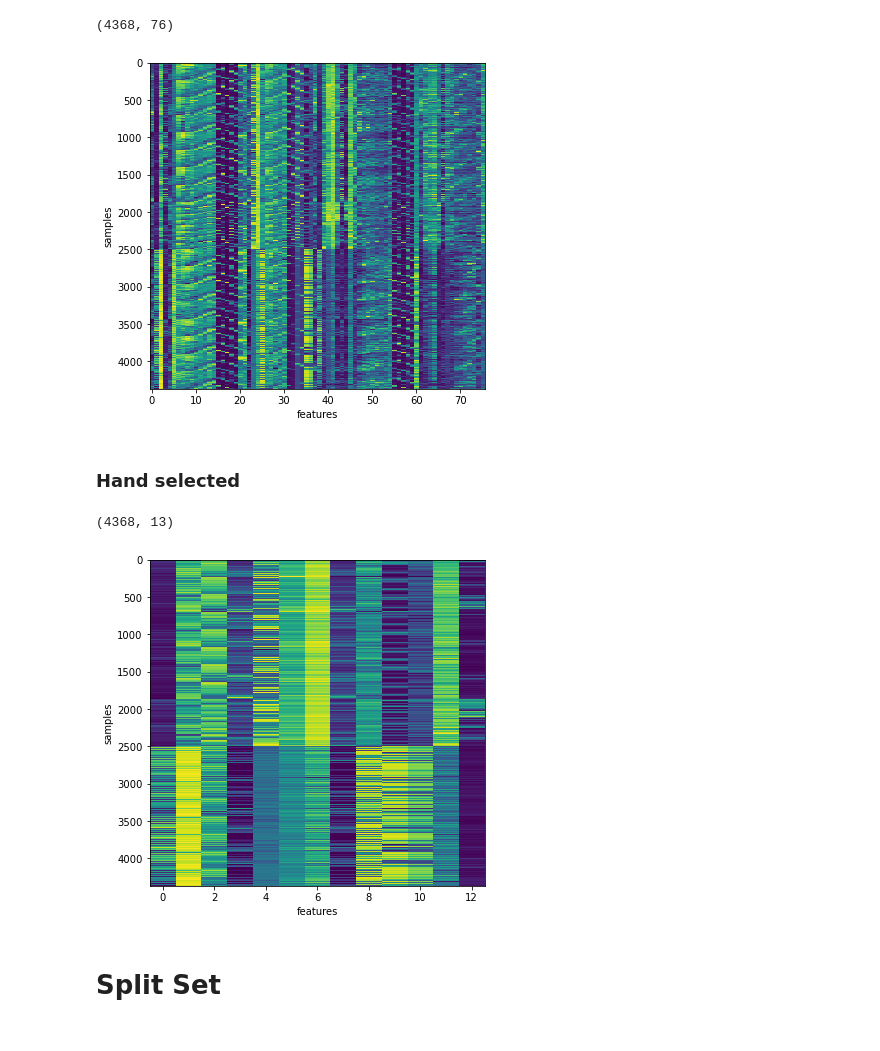
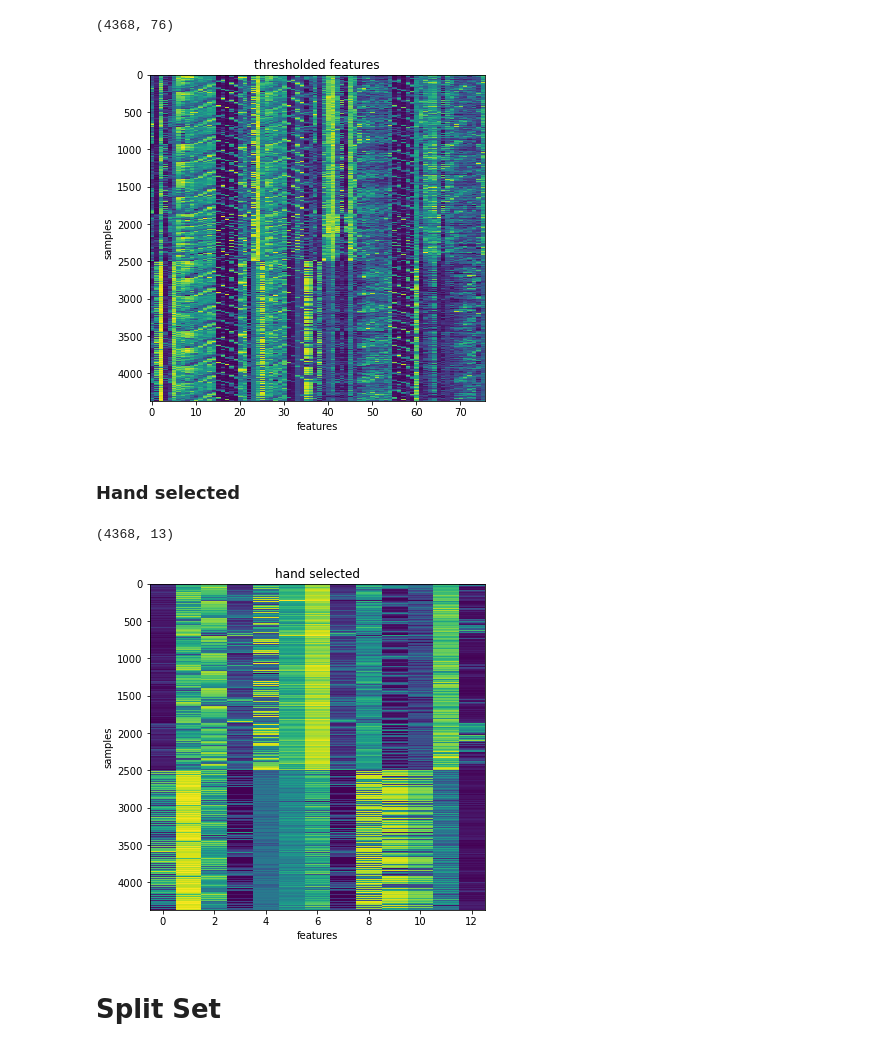
Before and after one commit to Brugio96/CLMS-1st-homework, a Jupyter notebook: HW1_variance_selected.ipynb, the cells around one changed output. Drawn from its saved outputs; the diff is of its cells as text; code cells hidden in the pictures.

```diff
--- a/HW1_variance_selected.ipynb
+++ b/HW1_variance_selected.ipynb
@@ -251,24 +293,26 @@ plt.imshow(features_reduct,interpolation='none')
 plt.xlabel('features')
 plt.ylabel('samples')
 plt.axis('auto')
+plt.title('thresholded features')
 plt.show()
 # %% [output]
-[figure, old version]
+[figure, new version]
 # %% [markdown]
 ### Hand selected
 # %%
 hand_selection = [1,2,9,34,36,37,38,41,42,65,67,76,109]
-features_reduct = features_norm[:,hand_selection]
-print(features_reduct.shape)
+features_hand = features_norm[:,hand_selection]
+print(features_hand.shape)
 plt.figure(figsize=(6, 6))
-plt.imshow(features_reduct,interpolation='none')
+plt.imshow(features_hand,interpolation='none')
 plt.xlabel('features')
 plt.ylabel('samples')
 plt.axis('auto')
+plt.title('hand selected')
 plt.show()
 # %% [output]
 (4368, 13)
-[figure, old version]
+[figure, new version]
 # %% [markdown]
 # Split Set
 # %%
```
Also changed, not shown: parts of 14 cells of this notebook, 1 other file.
